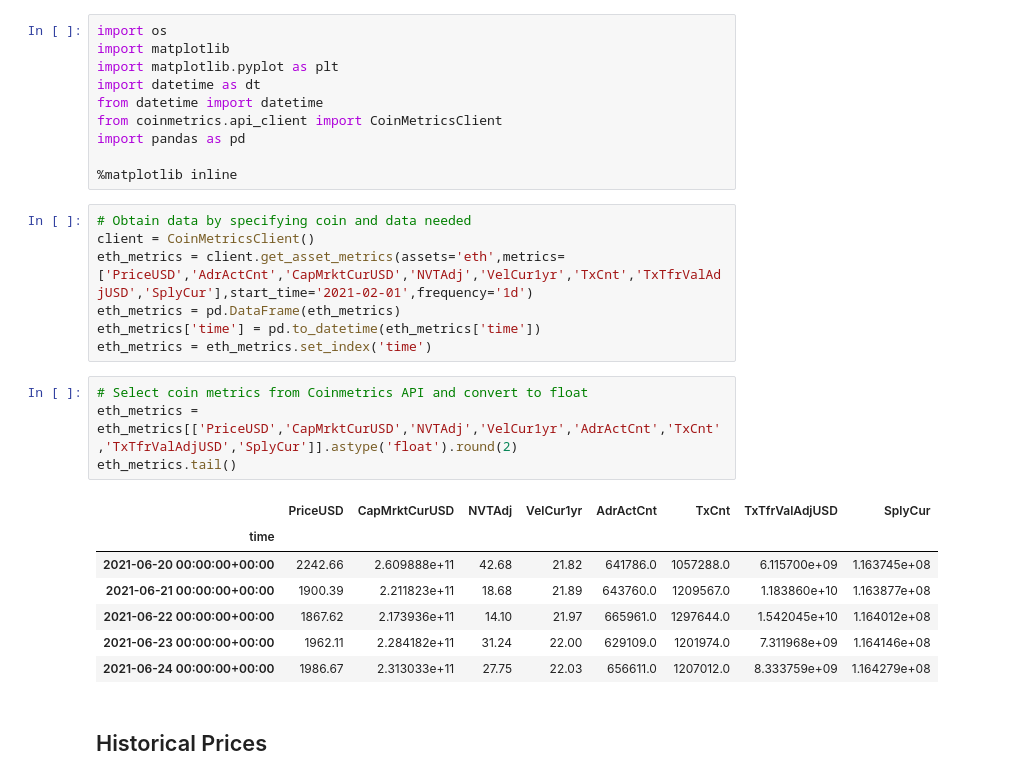
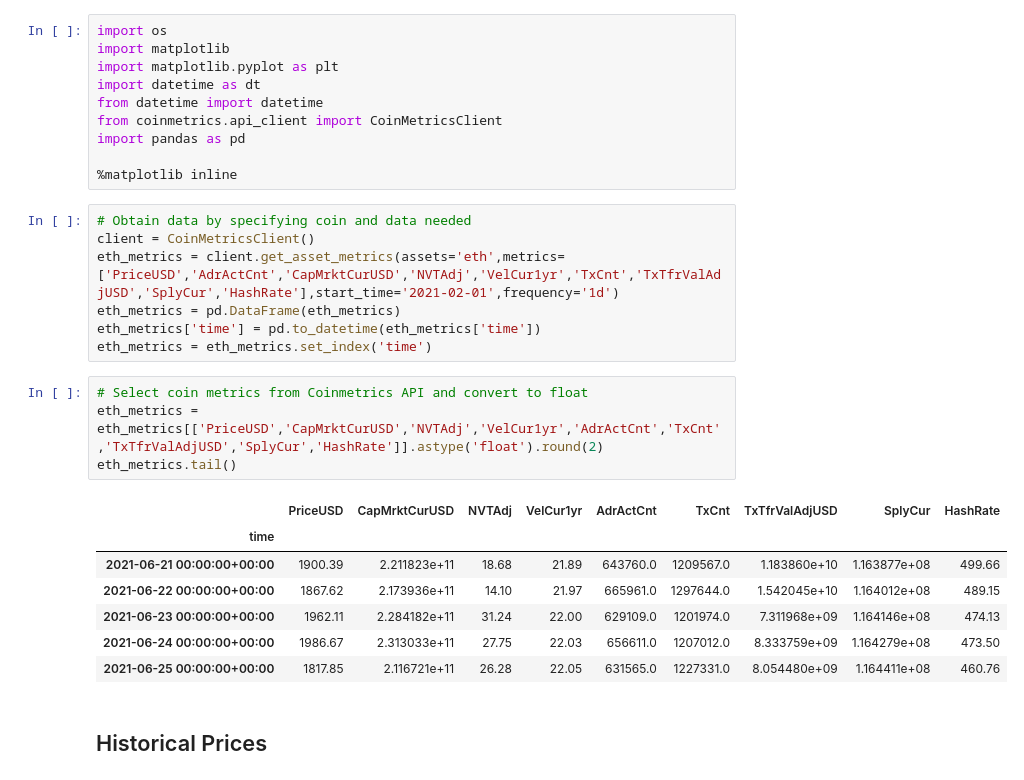
Before and after one commit to dbogatic/crypto-analysis, a Jupyter notebook: eth_coinmetrics.ipynb, the cells around one changed output. Saved outputs shown, nothing was run; the diff lists cells and outputs as text.

```diff
--- a/eth_coinmetrics.ipynb
+++ b/eth_coinmetrics.ipynb
@@ -15,22 +15,22 @@ import pandas as pd
 # %%
 # Obtain data by specifying coin and data needed
 client = CoinMetricsClient()
-eth_metrics = client.get_asset_metrics(assets='eth',metrics=['PriceUSD','AdrActCnt','CapMrktCurUSD','NVTAdj','VelCur1yr','TxCnt','TxTfrValAdjUSD','SplyCur'],start_time='2021-02-01',frequency='1d')
+eth_metrics = client.get_asset_metrics(assets='eth',metrics=['PriceUSD','AdrActCnt','CapMrktCurUSD','NVTAdj','VelCur1yr','TxCnt','TxTfrValAdjUSD','SplyCur','HashRate'],start_time='2021-02-01',frequency='1d')
 eth_metrics = pd.DataFrame(eth_metrics)
 eth_metrics['time'] = pd.to_datetime(eth_metrics['time'])
 eth_metrics = eth_metrics.set_index('time')
 # %%
 # Select coin metrics from Coinmetrics API and convert to float
-eth_metrics = eth_metrics[['PriceUSD','CapMrktCurUSD','NVTAdj','VelCur1yr','AdrActCnt','TxCnt','TxTfrValAdjUSD','SplyCur']].astype('float').round(2)
+eth_metrics = eth_metrics[['PriceUSD','CapMrktCurUSD','NVTAdj','VelCur1yr','AdrActCnt','TxCnt','TxTfrValAdjUSD','SplyCur','HashRate']].astype('float').round(2)
 eth_metrics.tail()
 # %% [output]
-|  | PriceUSD | CapMrktCurUSD | NVTAdj | VelCur1yr | AdrActCnt | TxCnt | TxTfrValAdjUSD | SplyCur |
-| time |  |  |  |  |  |  |  |  |
-| 2021-06-20 00:00:00+00:00 | 2242.66 | 2.609888e+11 | 42.68 | 21.82 | 641786.0 | 1057288.0 | 6.115700e+09 | 1.163745e+08 |
-| 2021-06-21 00:00:00+00:00 | 1900.39 | 2.211823e+11 | 18.68 | 21.89 | 643760.0 | 1209567.0 | 1.183860e+10 | 1.163877e+08 |
-| 2021-06-22 00:00:00+00:00 | 1867.62 | 2.173936e+11 | 14.10 | 21.97 | 665961.0 | 1297644.0 | 1.542045e+10 | 1.164012e+08 |
-| 2021-06-23 00:00:00+00:00 | 1962.11 | 2.284182e+11 | 31.24 | 22.00 | 629109.0 | 1201974.0 | 7.311968e+09 | 1.164146e+08 |
-| 2021-06-24 00:00:00+00:00 | 1986.67 | 2.313033e+11 | 27.75 | 22.03 | 656611.0 | 1207012.0 | 8.333759e+09 | 1.164279e+08 |
+|  | PriceUSD | CapMrktCurUSD | NVTAdj | VelCur1yr | AdrActCnt | TxCnt | TxTfrValAdjUSD | SplyCur | HashRate |
+| time |  |  |  |  |  |  |  |  |  |
+| 2021-06-21 00:00:00+00:00 | 1900.39 | 2.211823e+11 | 18.68 | 21.89 | 643760.0 | 1209567.0 | 1.183860e+10 | 1.163877e+08 | 499.66 |
+| 2021-06-22 00:00:00+00:00 | 1867.62 | 2.173936e+11 | 14.10 | 21.97 | 665961.0 | 1297644.0 | 1.542045e+10 | 1.164012e+08 | 489.15 |
+| 2021-06-23 00:00:00+00:00 | 1962.11 | 2.284182e+11 | 31.24 | 22.00 | 629109.0 | 1201974.0 | 7.311968e+09 | 1.164146e+08 | 474.13 |
+| 2021-06-24 00:00:00+00:00 | 1986.67 | 2.313033e+11 | 27.75 | 22.03 | 656611.0 | 1207012.0 | 8.333759e+09 | 1.164279e+08 | 473.50 |
+| 2021-06-25 00:00:00+00:00 | 1817.85 | 2.116721e+11 | 26.28 | 22.05 | 631565.0 | 1227331.0 | 8.054480e+09 | 1.164411e+08 | 460.76 |
 # %% [markdown]
 ## Historical Prices
 # %%
```
Also changed, not shown: parts of 3 cells of this notebook, 3 other files.
